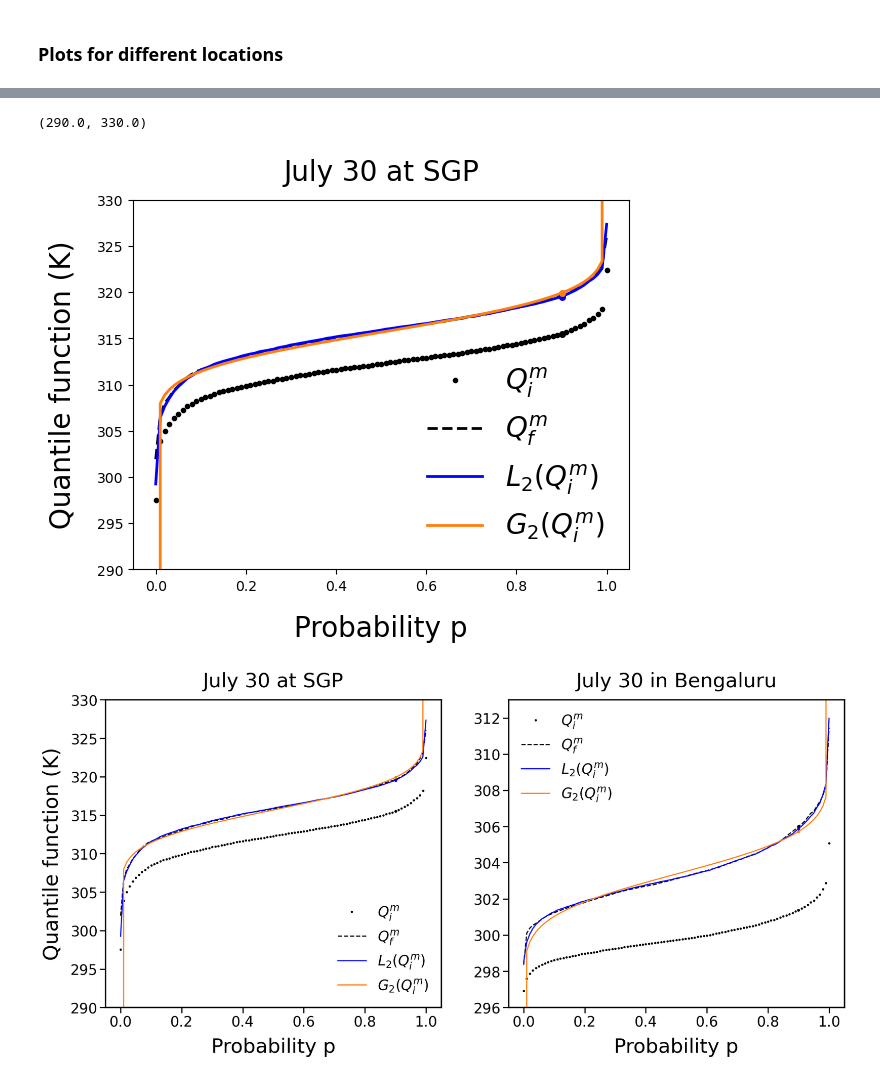
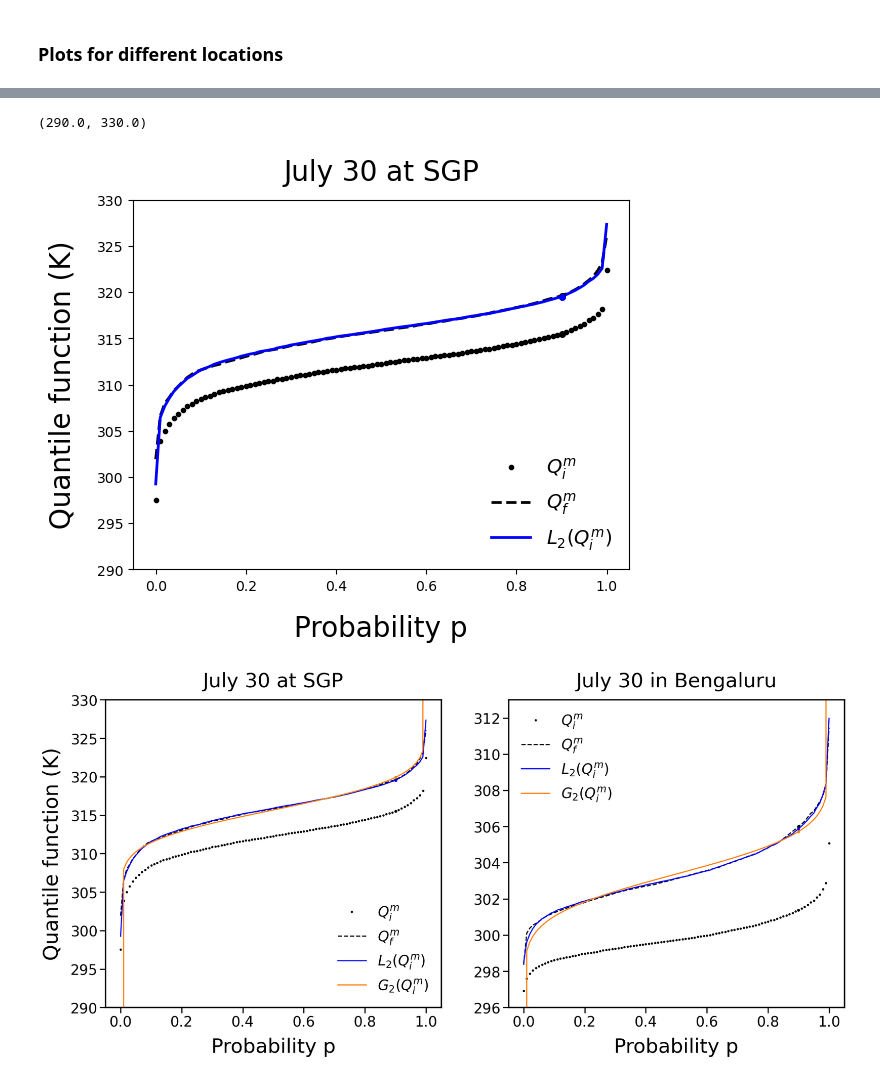
Before and after one commit to hrhampapura/moment_delta_mapping, a Jupyter notebook: lens_analysis/notebooks/Plot_1.ipynb, the cells around one changed output, grey strips where cells are left out. Drawn from its saved outputs; the diff is of its cells as text; code cells hidden in the pictures.

```diff
--- a/lens_analysis/notebooks/Plot_1.ipynb
+++ b/lens_analysis/notebooks/Plot_1.ipynb
@@ -409,7 +409,7 @@ qeocgauss_loc2_det.loc[dict(quantile=1.0)]=1e5
 plt.plot(quants,qpi_loc1_det,'.',color='k',label= r'$Q_i^m$',lw=2)
 plt.plot(quants,qeoc_loc1_det,'k--',label=r'$Q_f^m$',lw=2)
 plt.plot(quants,qmsc_loc1_det,color='blue',label=r'$L_2(Q_i^m)$',lw=2)
-plt.plot(quants,qeocgauss_loc1_det,color='tab:orange',label=r'$G_2(Q_i^m)$',lw=2)
+#plt.plot(quants,qeocgauss_loc1_det,color='tab:orange',label=r'$G_2(Q_i^m)$',lw=2)
 
 # Markers for loc1
 plt.plot(0.9,qeoc_loc1_det.sel(quantile=0.9),marker='o', markerfacecolor='k',\
@@ -418,9 +418,9 @@ plt.plot(0.9,qpi_loc1_det.sel(quantile=0.9),marker='o',markerfacecolor='k',\
          markeredgecolor='k', lw=2.3, ms=3, mew=2, color='k')
 plt.plot(0.9,qmsc_loc1_det.sel(quantile=0.9),marker='o',markerfacecolor='blue',\
          markeredgecolor='blue', lw=2.3, ms=3, mew=2, color='blue')
-plt.plot(0.9,qeocgauss_loc1_det.sel(quantile=0.9),marker='o',markerfacecolor='tab:orange',\
-         markeredgecolor='tab:orange', lw=2.3, ms=3, mew=2, color='tab:orange')
-plt.legend(loc='lower right',prop={'size': 15},frameon=False)
+#plt.plot(0.9,qeocgauss_loc1_det.sel(quantile=0.9),marker='o',markerfacecolor='tab:orange',\
+#         markeredgecolor='tab:orange', lw=2.3, ms=3, mew=2, color='tab:orange')
+plt.legend(loc='lower right',prop={'size': 14},frameon=False)
 plt.title('July 30 at '+locn1,fontweight=400,fontsize=20, y=1.03)
 plt.ylabel('Quantile function (K)',fontweight=400,fontsize=20,labelpad=15)
 plt.xlabel('Probability p',fontweight=400,fontsize=20,labelpad=15)
@@ -431,5 +431,5 @@ Wall time: 1.69 s
 (290.0, 330.0)
-[figure, old version]
+[figure, new version]
 # %%
 # Setting up the figure and subplots
 fig, axs = plt.subplots(1, 2, figsize=(20, 10)) # 2 plots - side by side
```
Also changed, not shown: parts of 26 cells of this notebook, 5 other files.
